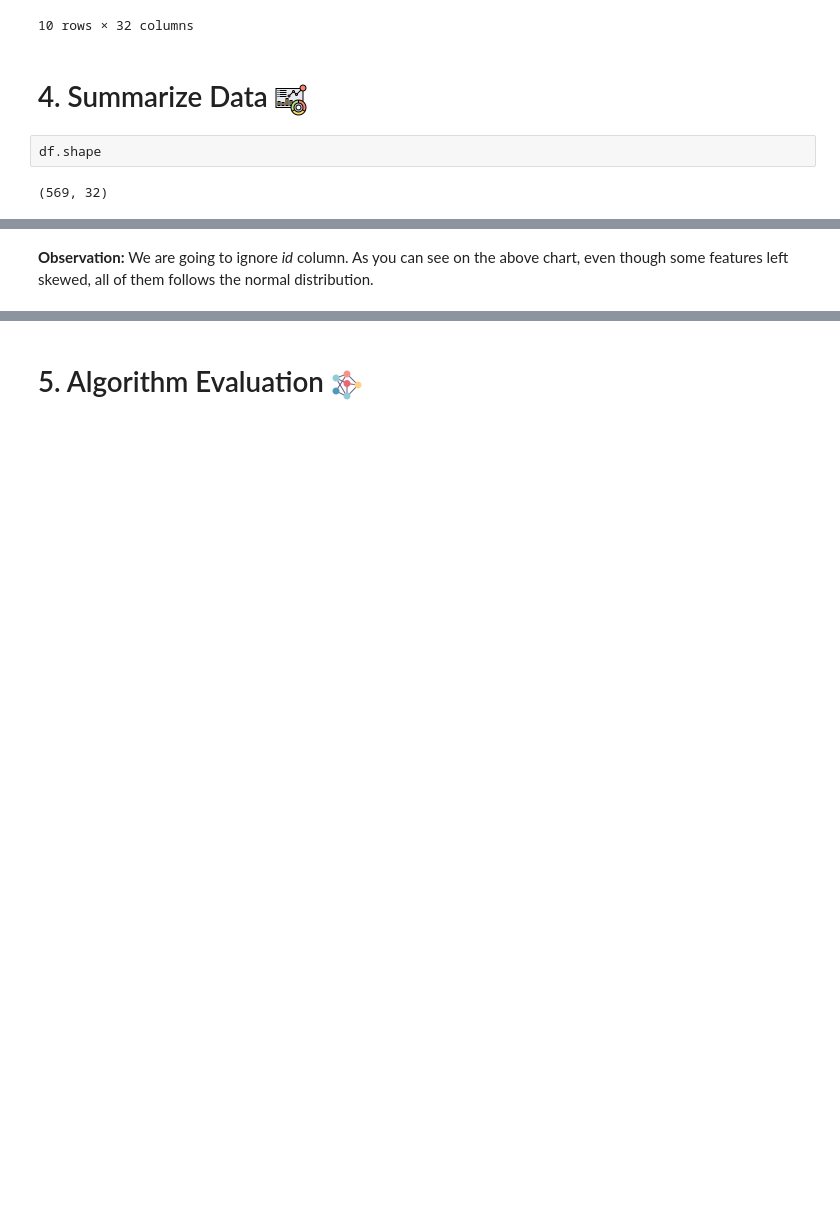
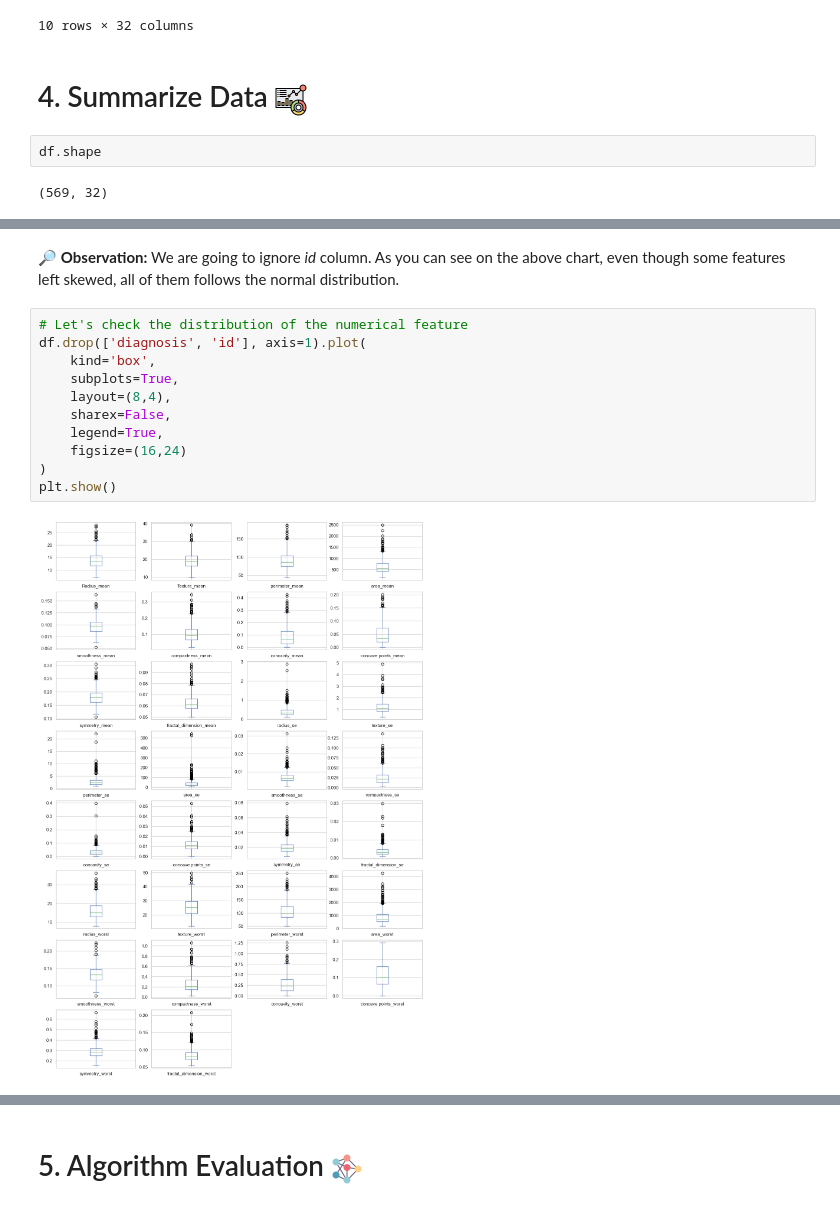
Before and after one commit to muscak/breast-cancer-prediction, a Jupyter notebook: Breast Cancer Prediction.ipynb, the cells around one changed output, grey strips where cells are left out. Saved outputs shown, nothing was run; the diff lists cells and outputs as text; blank space fills up the shorter version.

```diff
--- a/Breast Cancer Prediction.ipynb
+++ b/Breast Cancer Prediction.ipynb
@@ -122,5 +152,18 @@ plt.show()
 # %% [markdown]
-**Observation:** We are going to ignore *id* column. As you can see on the above chart, even though some features left skewed, all of them follows the normal distribution.
+🔎 **Observation:** We are going to ignore *id* column. As you can see on the above chart, even though some features left skewed, all of them follows the normal distribution.
+# %%
+# Let's check the distribution of the numerical feature
+df.drop(['diagnosis', 'id'], axis=1).plot(
+    kind='box',
+    subplots=True,
+    layout=(8,4),
+    sharex=False,
+    legend=True,
+    figsize=(16,24)
+)
+plt.show()
+# %% [output]
+[figure, added]
 # %%
 # Correlation
 df_corr = df.drop(['id', 'diagnosis'], axis=1)
```
Also changed, not shown: parts of 26 cells of this notebook, 5 other files.
